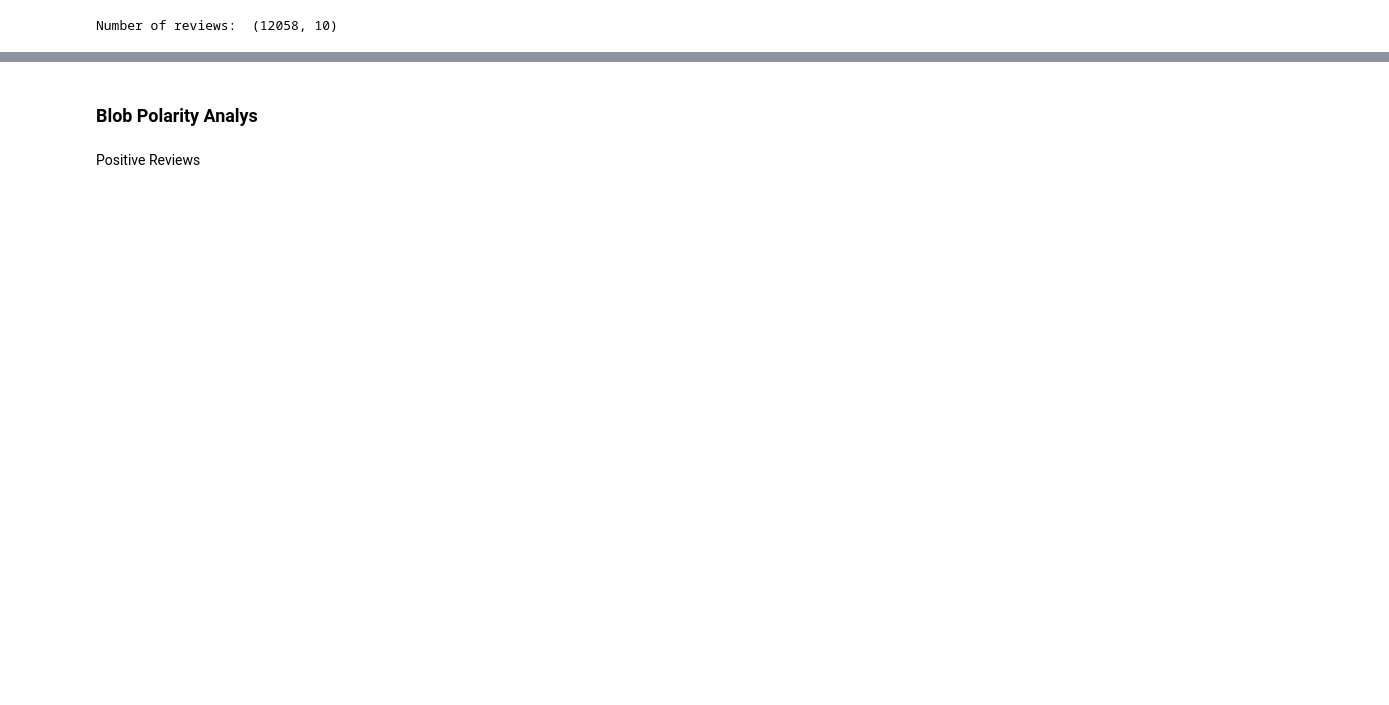
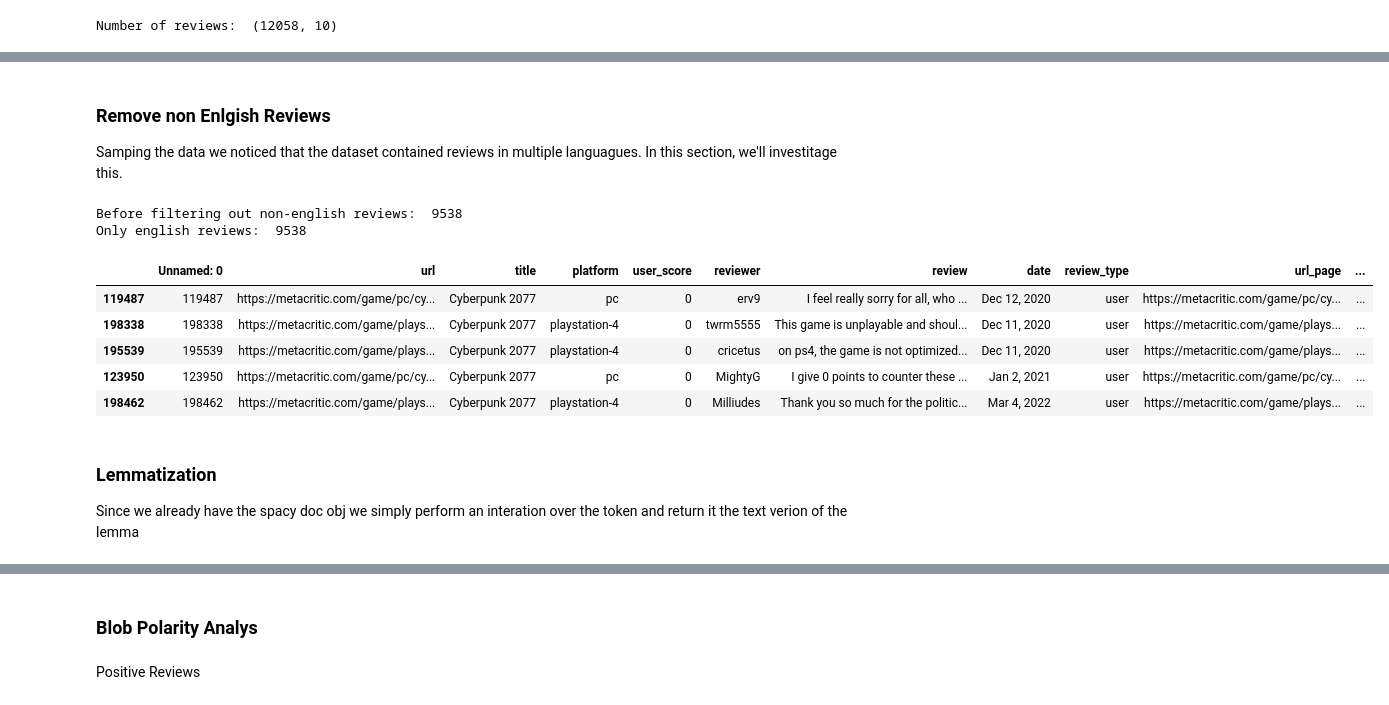
Before and after one commit to giovanni6776/socialgraphs-MetacriticProject, a Jupyter notebook: NLP_Analysis.ipynb, the cells around one changed output, grey strips where cells are left out. Cells and saved outputs as stored; diff of their text form; code cells hidden in the pictures; blank space fills up the shorter version.

```diff
--- a/NLP_Analysis.ipynb
+++ b/NLP_Analysis.ipynb
@@ -357,7 +284,0 @@ Only english reviews:  9356
-# %%
-# Download packages in order to lemmatize
-nltk.download('wordnet')
-nltk.download('omw-1.4')
-
-# Initialize spacy 'en' model, keeping only tagger component needed for lemmatization
-nlp = spacy.load('en_core_web_sm', disable=['parser', 'ner'])
@@ -376,3 +284,0 @@ def lemmatize_spacy(sentence):
-# %%
-# Lemmatize words
-df_user_rev['lemmatized_user_rev'] = df_user_rev['review'].progress_map(lambda text: lemmatize_spacy(text))
@@ -390,0 +295,2 @@ one of the good game of all time
+# %%
+df_user_rev['review_spacy_obj'] = df_user_rev['review'].progress_apply(lambda x: nlp(x))
@@ -390,0 +315,25 @@ one of the good game of all time
+# %% [markdown]
+### Remove non Enlgish Reviews
+
+Samping the data we noticed that the dataset contained reviews in multiple languagues. In this section, we'll investitage this.
+# %%
+# Create column with language
+df_user_rev['language'] =  df_user_rev['review_spacy_obj'].progress_apply(lambda doc: doc._.language)
+# %%
+print("Before filtering out non-english reviews: ", len(df_user_rev['language']))
+# select languages with only English Reviews
+df_user_rev = df_user_rev[df_user_rev['language'] == 'en']
+print("Only english reviews: ", len(df_user_rev['language']))
+df_user_rev.sample(5)
+# %% [output]
+Before filtering out non-english reviews:  9538
+Only english reviews:  9538
+|  | Unnamed: 0 | url | title | platform | user_score | reviewer | review | date | review_type | url_page | ... |
+| 119487 | 119487 | https://metacritic.com/game/pc/cy... | Cyberpunk 2077 | pc | 0 | erv9 | I feel really sorry for all, who ... | Dec 12, 2020 | user | https://metacritic.com/game/pc/cy... | ... |
+| 198338 | 198338 | https://metacritic.com/game/plays... | Cyberpunk 2077 | playstation-4 | 0 | twrm5555 | This game is unplayable and shoul... | Dec 11, 2020 | user | https://metacritic.com/game/plays... | ... |
+| 195539 | 195539 | https://metacritic.com/game/plays... | Cyberpunk 2077 | playstation-4 | 0 | cricetus | on ps4, the game is not optimized... | Dec 11, 2020 | user | https://metacritic.com/game/plays... | ... |
+| 123950 | 123950 | https://metacritic.com/game/pc/cy... | Cyberpunk 2077 | pc | 0 | MightyG | I give 0 points to counter these ... | Jan 2, 2021 | user | https://metacritic.com/game/pc/cy... | ... |
+| 198462 | 198462 | https://metacritic.com/game/plays... | Cyberpunk 2077 | playstation-4 | 0 | Milliudes | Thank you so much for the politic... | Mar 4, 2022 | user | https://metacritic.com/game/plays... | ... |
+# %% [markdown]
+### Lemmatization
+Since we already have the spacy doc obj we simply perform an interation over the token and return it the text verion of the lemma
```
Also changed, not shown: parts of 131 cells of this notebook.
